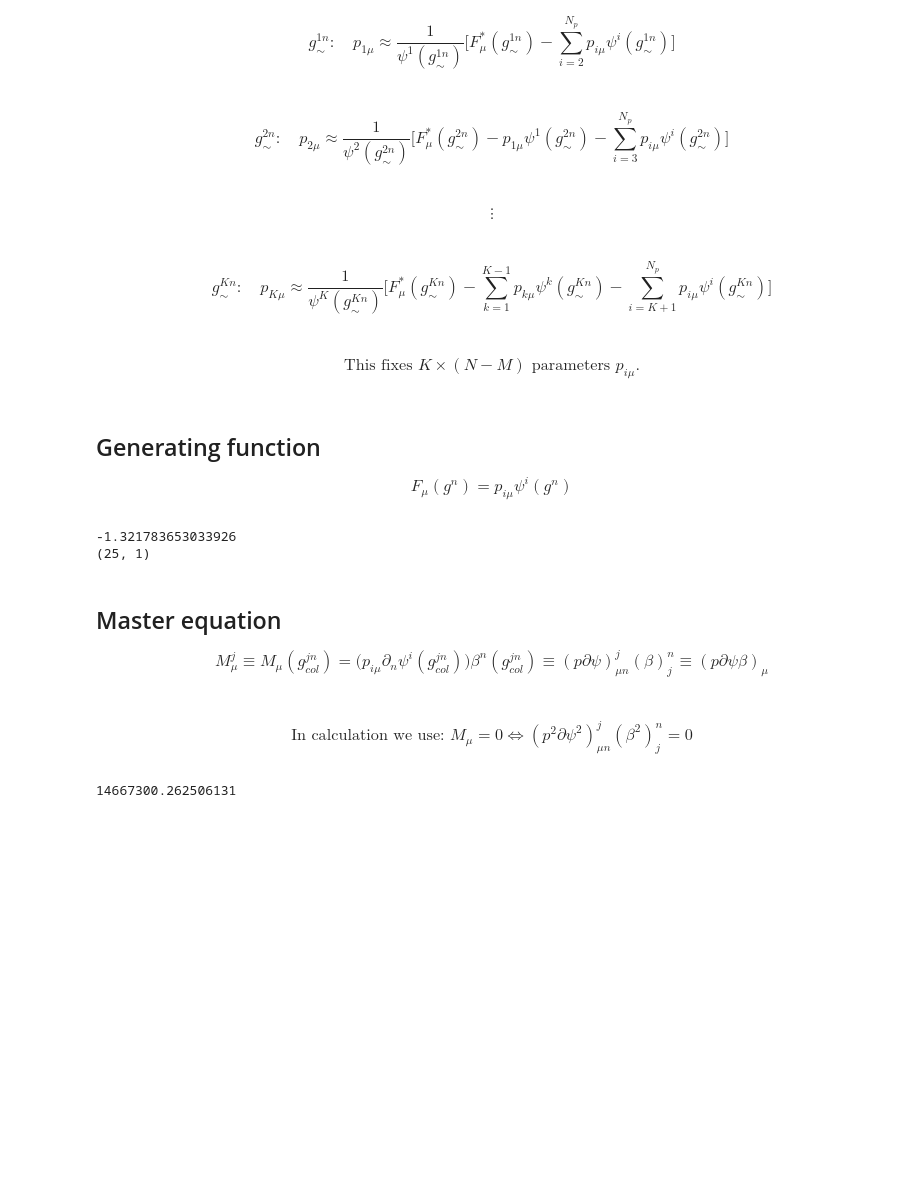
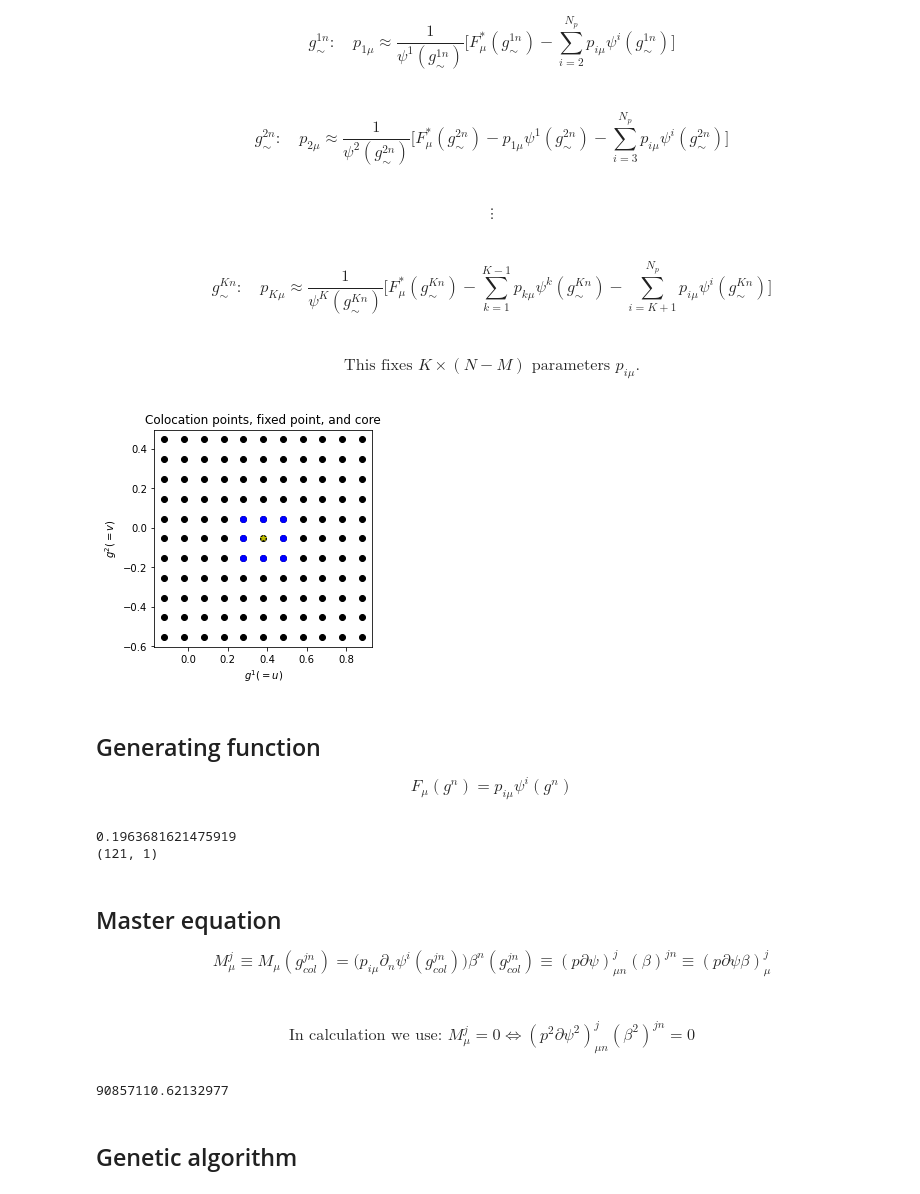
Before and after one commit to StijnCool/nast-thesis, a Jupyter notebook: General method GA.ipynb, the cells around one changed output. Cells and saved outputs as stored; diff of their text form; code cells hidden in the pictures; blank space fills up the shorter version.

```diff
--- a/General method GA.ipynb
+++ b/General method GA.ipynb
@@ -112,7 +114,7 @@ def dF_fp(): # Return dF_fp
 # %%
 ## generate grid of colocation points
 
-N_cp_g = 5 # Number of colocation points in each direction g^n
+N_cp_g = 11 # Number of colocation points in each direction g^n
 N_cp = N_cp_g**N # Number of colocation points
 cp_bound = 0.5 # Search space above and below fp
 
@@ -206,34 +210,36 @@ def findFpId():
 fp_id = findFpId()
 
 core_ids = findCoreIds()
 core_coords = idToCoord(core_ids)
 
 # plot colocation points and core
-if N == 3:
+if N == 2:
     fig_grid = plt.figure()
     ax_grid = fig_grid.add_subplot()
     plt.plot(gg[0], gg[1], marker='o', color='k', linestyle='none')
     plt.plot(fp[0], fp[1], marker='*', color='y')
     plt.plot(core_coords[:,0], core_coords[:,1], marker='o', color='b', linestyle='none')
     ax_grid.set_aspect('equal', adjustable='box')
     plt.xlabel(r'$g^1 (= u)$')
     plt.ylabel(r'$g^2 (= v)$')
     plt.title('Colocation points, fixed point, and core')
     plt.show()
 
 def findFixedParameters(p): # current parameters p
     pc = np.copy(p)
     a = core_ids[0]
     for k in range(0,core_ids.size):
         kd = core_ids[k]
         pc[k,:] = 1/pc_psi[kd,k] * np.subtract(pc_F_fp[kd], np.add(np.matmul(pc_psi[kd,0:k], pc[0:k,:]), np.matmul(pc_psi[kd,k+1:], pc[k+1:,:])))
     return pc # p[ith basis function, function mu]
 
 p = findFixedParameters(p)
 # print(p[0:3**N-1])
 # plt.figure()
 # plt.plot(p[:,0]/max(p[:,0]))
 # plt.show
+# %% [output]
+[figure, added]
 # %% [markdown]
 ## Generating function
 $$ F_{\mu}(g^n) = p_{i \mu} \psi^i(g^n) $$
@@ -260,12 +266,12 @@ findSolutionV2D(10*cp_bound, 10000)
 print(F(p).shape)
 # sns.heatmap(np.array([[F(p)[i+N_cp_g*j,0] for i in range(0,N_cp_g)] for j in range(0,N_cp_g)]))
 # %% [output]
--1.321783653033926
-(25, 1)
+0.1963681621475919
+(121, 1)
 # %% [markdown]
 ## Master equation
-$$ M_{\mu}^j \equiv M_{\mu}(g_{col}^{jn}) = \big(p_{i\mu}\partial_n\psi^i(g_{col}^{jn})\big)\beta^n(g_{col}^{jn}) \equiv (p\partial\psi)_{\mu n}^j (\beta)_j^n \equiv (p\partial\psi\beta)_{\mu} $$ \
-$$ \text{In calculation we use: } M_{\mu} = 0 \iff (p^2\partial\psi^2)_{\mu n}^j (\beta^2)_j^n = 0 $$
+$$ M_{\mu}^j \equiv M_{\mu}(g_{col}^{jn}) = \big(p_{i\mu}\partial_n\psi^i(g_{col}^{jn})\big)\beta^n(g_{col}^{jn}) \equiv (p\partial\psi)_{\mu n}^j (\beta)^{jn} \equiv (p\partial\psi\beta)^j_{\mu} $$ \
+$$ \text{In calculation we use: } M^j_{\mu} = 0 \iff (p^2\partial\psi^2)_{\mu n}^j (\beta^2)^{jn} = 0 $$
 # %%
 ## Master equation
 def ME(p):
@@ -284,4 +290,6 @@ if(False):
         cum_time += end-start
     print("{:e}".format(cum_time/N_test))
 # %% [output]
-14667300.262506131
+90857110.62132977
+# %% [markdown]
+## Genetic algorithm
```
Also changed, not shown: parts of 5 cells of this notebook.
